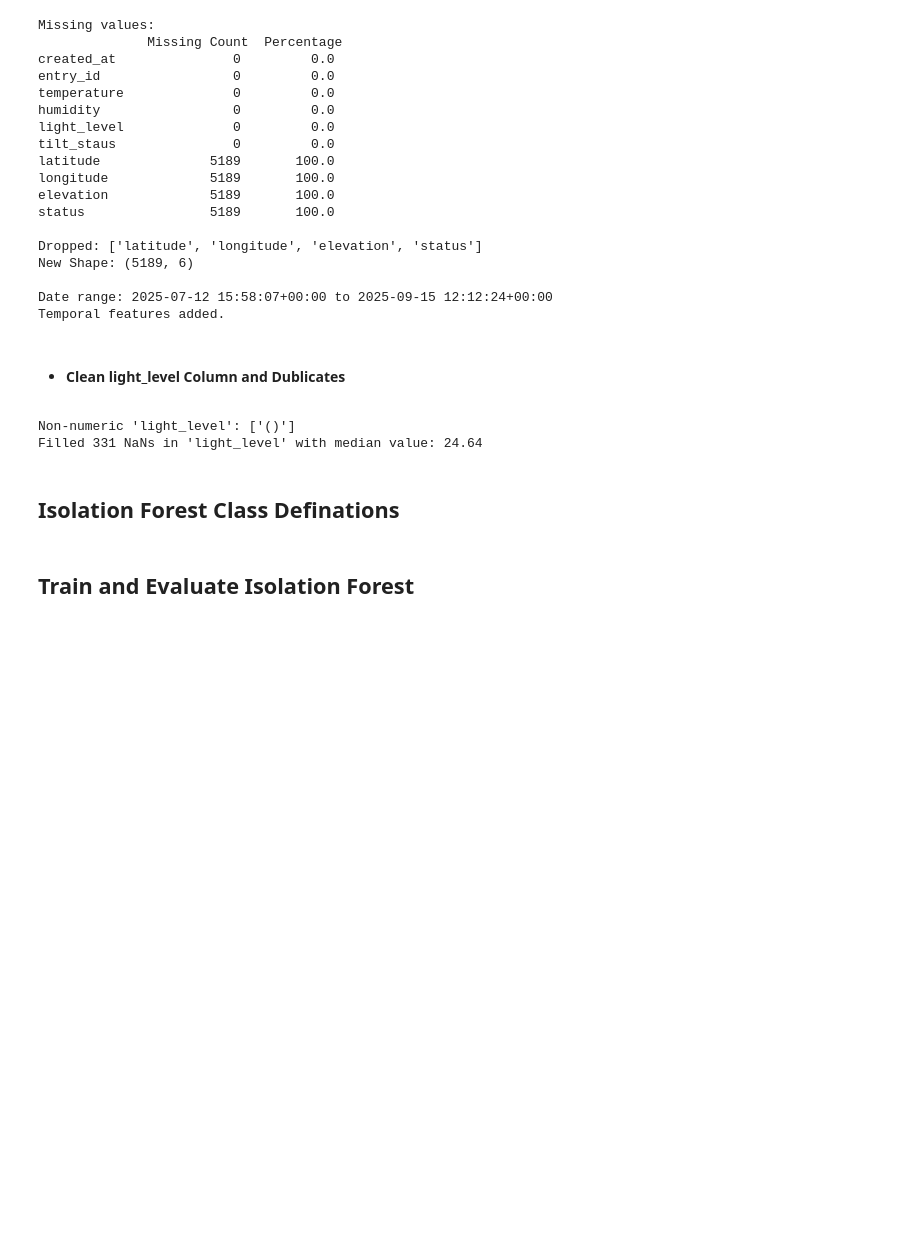
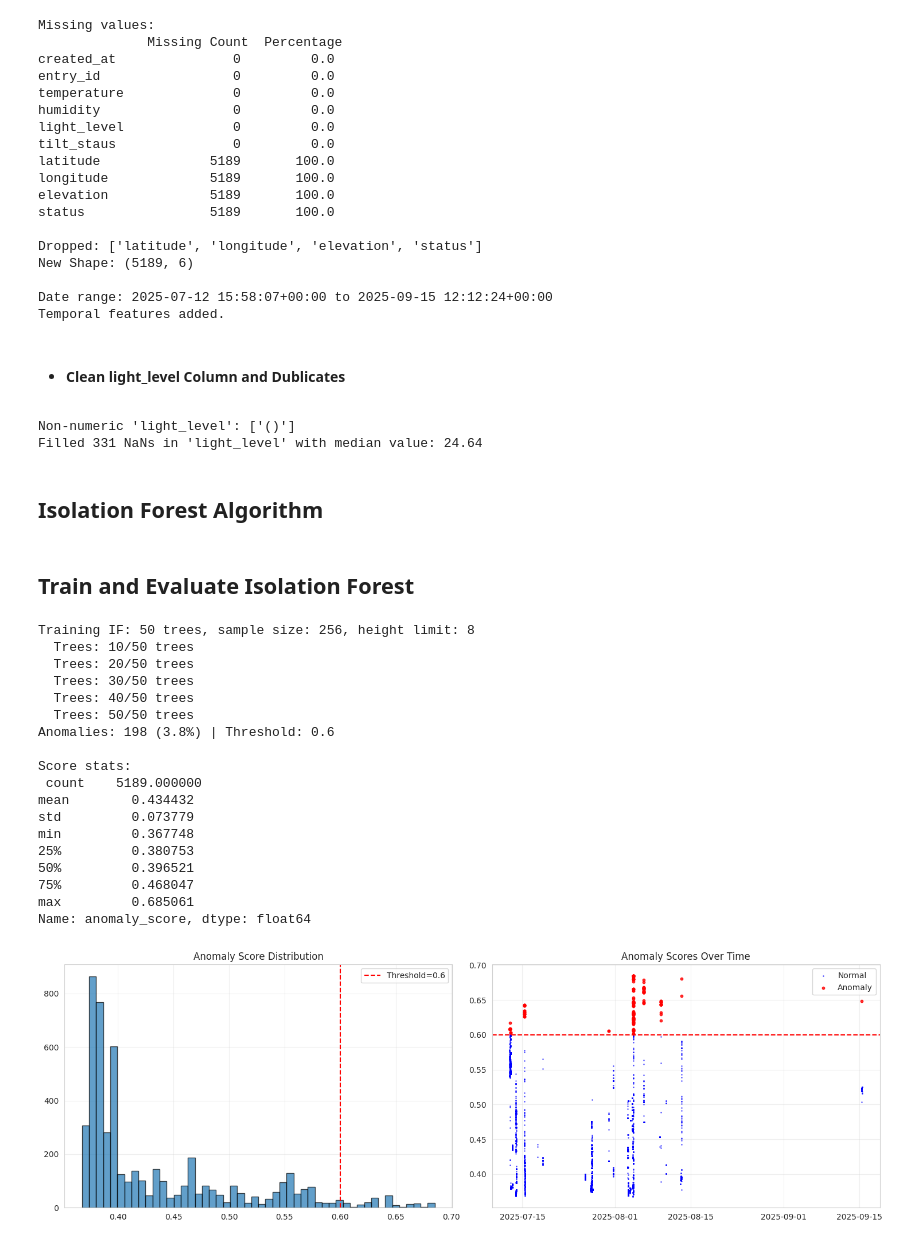
Before and after one commit to EmperorOlashinbo/environment_monitor, a Jupyter notebook: project.ipynb, the cells around one changed output. Drawn from its saved outputs; the diff is of its cells as text; code cells hidden in the pictures; blank space fills up the shorter version.

Commit message:
Implementing results, plots for anomalies score.

```diff
--- a/project.ipynb
+++ b/project.ipynb
@@ -116,7 +116,7 @@ sensor_cols = ['temperature', 'humidity', 'light_level', 'tilt_status']
 Non-numeric 'light_level': ['()']
 Filled 331 NaNs in 'light_level' with median value: 24.64
 # %% [markdown]
-## Isolation Forest Class Definations
+## Isolation Forest Algorithm
 # %%
 class IsolationTree:
     def __init__(self, height_limit):
@@ -176,7 +176,7 @@ class IsolationForest:
         self.height_limit = None
 
     def fit(self, X):
-        n.samples = len(X)
+        n_samples = len(X)  # <-- fix typo here
         self.sample_size = min(self.sample_size, n_samples)
         self.height_limit = int(np.ceil(np.log2(self.sample_size)))
         print(f"Training IF: {self.n_trees} trees, sample size: {self.sample_size}, height limit: {self.height_limit}")
@@ -190,7 +190,7 @@ class IsolationForest:
         return self
 
     def anomaly_score(self, X):
-        avg_path = np.mean([tree.path_length(x) for tree in self.trees])
+        avg_path = np.mean([tree.path_length(X) for tree in self.trees])
         c = 2 * (np.log(self.sample_size - 1) + 0.5772156649) - (2 * (self.sample_size - 1) / self.sample_size)
         return 2 ** (-avg_path / c)
 
@@ -199,22 +199,65 @@ class IsolationForest:
 # %% [markdown]
 ## Train and Evaluate Isolation Forest
 # %%
+from sklearn.preprocessing import StandardScaler
 # Prepare data for Isolation Forest
-sensor_features = ['temperature', 'humidity', 'light_level', 'tilt_status']
+sensor_features = ['temperature', 'humidity', 'light_level', 'tilt_staus']
 X_anomaly = df_cleaned[sensor_features].values
 scaler = StandardScaler()
 X_anomaly_scaled = scaler.fit_transform(X_anomaly)
 
 # Train and predict
 iforest = IsolationForest()
 iforest.fit(X_anomaly_scaled)
 anomaly_scores = iforest.predict(X_anomaly_scaled)
 df_cleaned['anomaly_score'] = anomaly_scores
 
 # Results
 threshold = 0.6
 df_cleaned['is_anomaly'] = df_cleaned['anomaly_score'] > threshold
 n_anomalies = df_cleaned['is_anomaly'].sum()
 anomaly_percentage = (n_anomalies / len(df_cleaned)) * 100
 print(f"Anomalies: {n_anomalies} ({anomaly_percentage:.1f}%) | Threshold: {threshold}")
 print("\nScore stats:\n", df_cleaned['anomaly_score'].describe())
+
+# Plots
+
+fig, axes = plt.subplots(1, 2, figsize=(15, 5))
+axes[0].hist(anomaly_scores, bins=50, edgecolor='black', alpha=0.7)
+axes[0].axvline(threshold, color='red', linestyle='--', label=f'Threshold={threshold}')
+axes[0].set_title('Anomaly Score Distribution')
+axes[0].legend()
+axes[0].grid(True, alpha=0.3)
+
+axes[1].scatter(df_cleaned[~df_cleaned['is_anomaly']]['created_at'],df_cleaned[~df_cleaned['is_anomaly']]['anomaly_score'],
+                c ='blue', s=1, label='Normal', alpha=0.5)
+axes[1].scatter(df_cleaned[df_cleaned['is_anomaly']]['created_at'],df_cleaned[df_cleaned['is_anomaly']]['anomaly_score'],
+                c='red', s=10, label='Anomaly', alpha=0.8)
+axes[1].axhline(threshold, color='red', linestyle='--')
+axes[1].set_title('Anomaly Scores Over Time')
+axes[1].legend()
+axes[1].grid(True, alpha=0.3)
+plt.tight_layout()
+plt.show()
+
+print("\n Top 10 Anomalies:\n", df_cleaned.nlargest(10, 'anomaly_score')[['created_at'] + sensor_features + ['anomaly_score']])
+# %% [output]
+Training IF: 50 trees, sample size: 256, height limit: 8
+  Trees: 10/50 trees
+  Trees: 20/50 trees
+  Trees: 30/50 trees
+  Trees: 40/50 trees
+  Trees: 50/50 trees
+Anomalies: 198 (3.8%) | Threshold: 0.6
+
+Score stats:
+ count    5189.000000
+mean        0.434432
+std         0.073779
+min         0.367748
+25%         0.380753
+50%         0.396521
+75%         0.468047
+max         0.685061
+Name: anomaly_score, dtype: float64
+[figure, added]
```
Also changed, not shown: parts of 1 cell of this notebook.
